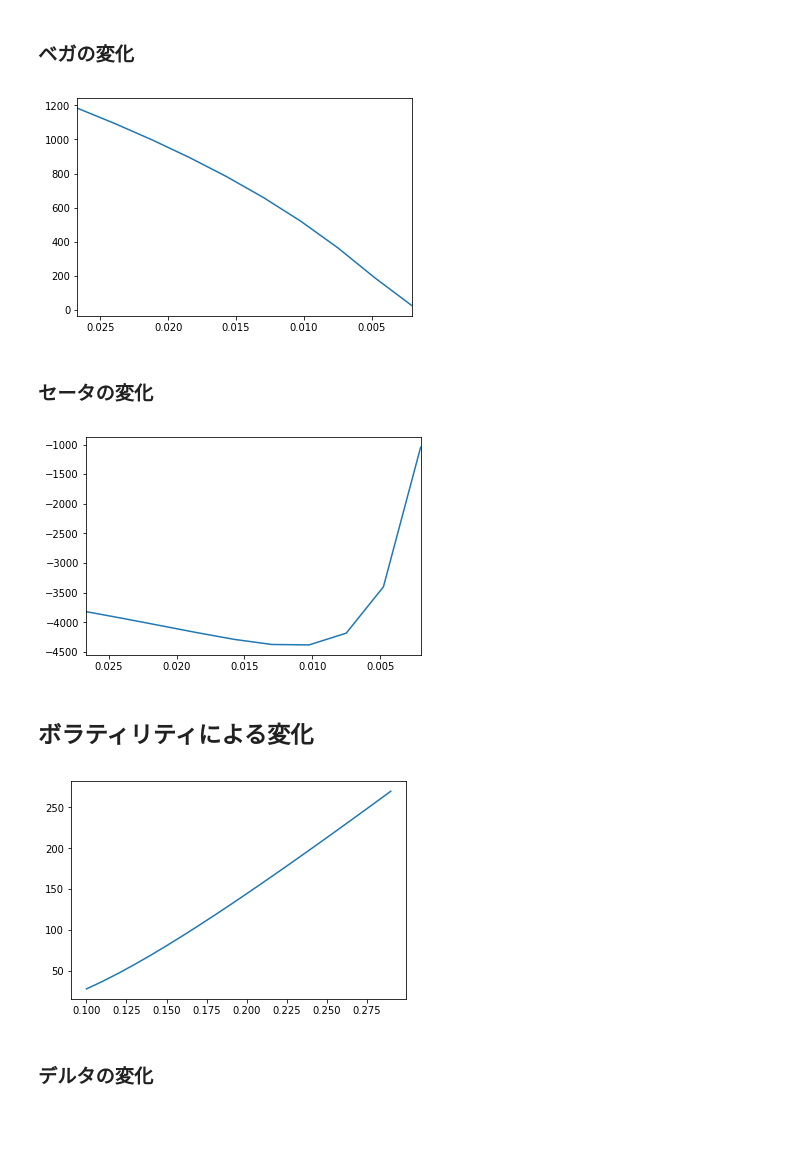
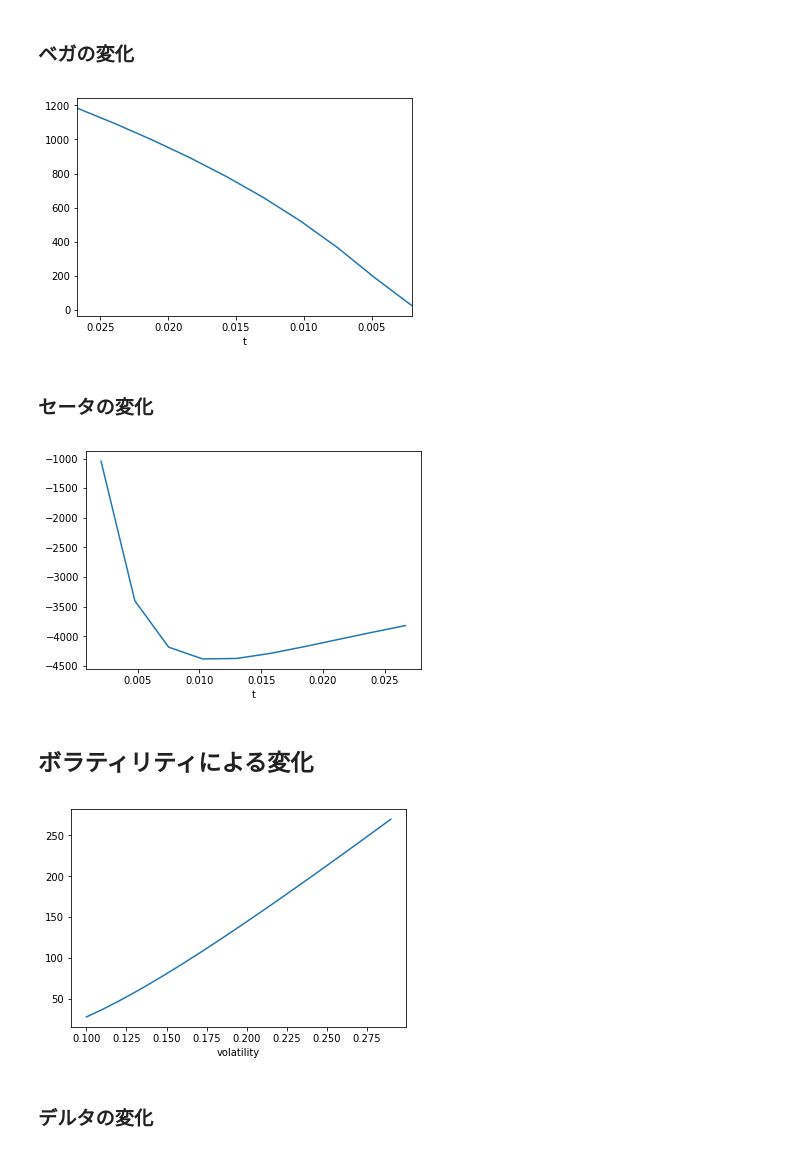
Before and after one commit to drillan/option-old, a Jupyter notebook: ChangeInGreeks.ipynb, the cells around one changed output. Saved outputs shown, nothing was run; the diff lists cells and outputs as text; code cells hidden in the pictures; blank space fills up the shorter version.

```diff
--- a/ChangeInGreeks.ipynb
+++ b/ChangeInGreeks.ipynb
@@ -98,13 +101,14 @@ plt.show()
 # %%
 call_vega_t = [ivolat3.vega(s0, delta25_call, r, 0, t_ ,sigma25) for t_ in t_range]
 
 fig = plt.figure()
 ax = fig.add_subplot(1, 1, 1)
 ax.plot(t_range, call_vega_t)
+ax.set_xlabel('t')
 plt.xlim(max(t_range), min(t_range))
 plt.show()
 # %% [output]
-[figure, old version]
+[figure, new version]
 # %% [markdown]
 ### セータの変化
 # %%
@@ -113,10 +117,10 @@ call_theta_t = [ivolat3.theta_call(s0, delta25_call, r, 0, t_ ,sigma25) for t_ i
 fig = plt.figure()
 ax = fig.add_subplot(1, 1, 1)
 ax.plot(t_range, call_theta_t)
-plt.xlim(max(t_range), min(t_range))
+ax.set_xlabel('t')
 plt.show()
 # %% [output]
-[figure, old version]
+[figure, new version]
 # %% [markdown]
 ## ボラティリティによる変化
 # %%
@@ -127,9 +131,10 @@ call_price_sigma = [ivolat3.prem_call(s0, delta25_call, r, 0, t ,sigma_) for sig
 fig = plt.figure()
 ax = fig.add_subplot(1, 1, 1)
 ax.plot(sigma_range, call_price_sigma)
+ax.set_xlabel('volatility')
 plt.show()
 # %% [output]
-[figure, old version]
+[figure, new version]
 # %% [markdown]
 ### デルタの変化
 # %%
```
Also changed, not shown: parts of 7 cells of this notebook, 6 other files.
